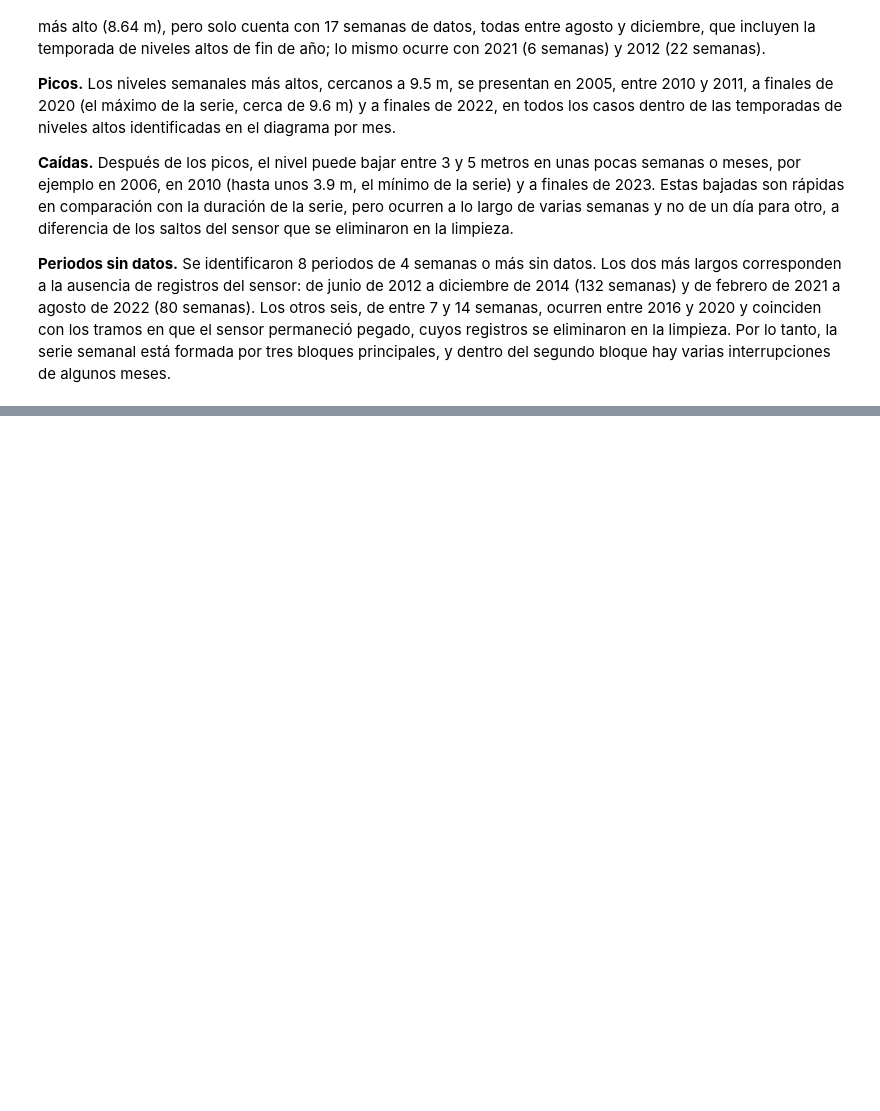
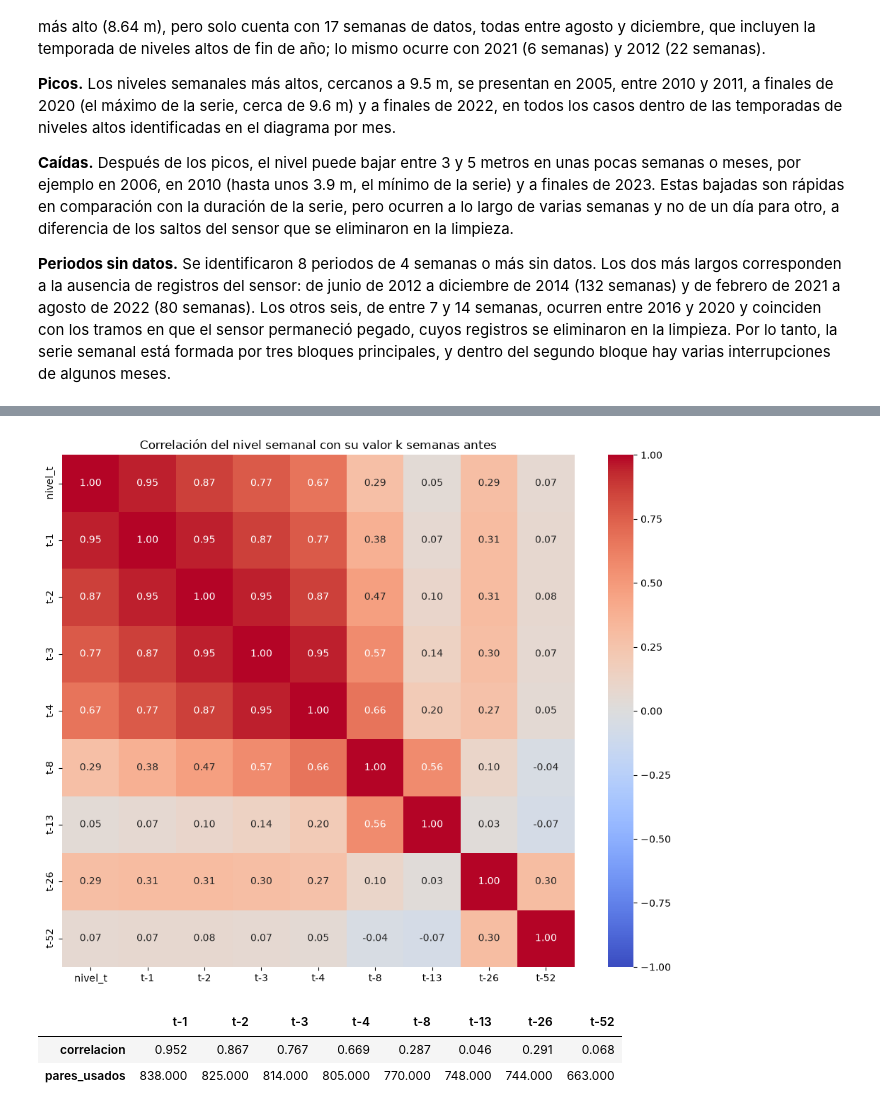
Before and after one commit to AlfonsoMSDL/Proyecto-Aprendizaje-Supervizado-IA, a Jupyter notebook: PromedioNivelMax.ipynb, the cells around one changed output, grey strips where cells are left out. Cells and saved outputs as stored; diff of their text form; code cells hidden in the pictures; blank space fills up the shorter version.

```diff
--- a/PromedioNivelMax.ipynb
+++ b/PromedioNivelMax.ipynb
@@ -988,0 +1067,25 @@ El promedio anual debe interpretarse con cuidado en los años incompletos. Por e
+# %%
+rezagos = [1, 2, 3, 4, 8, 13, 26, 52]
+
+# Cada columna es el nivel de la serie desplazado k semanas hacia atrás
+tabla_rezagos = pd.DataFrame({"nivel_t": df_semanal})
+for k in rezagos:
+    tabla_rezagos[f"t-{k}"] = df_semanal.shift(k)
+
+# Correlación de Pearson entre todas las columnas (ignora las semanas vacías)
+correlaciones = tabla_rezagos.corr()
+
+fig, ax = plt.subplots(figsize=(10, 8))
+sns.heatmap(correlaciones, annot=True, fmt=".2f", cmap="coolwarm", vmin=-1, vmax=1, square=True, ax=ax)
+ax.set_title("Correlación del nivel semanal con su valor k semanas antes")
+plt.tight_layout()
+plt.show()
+
+# Correlación del nivel actual con cada rezago y cuántos pares de semanas se usaron
+pares = tabla_rezagos.drop(columns="nivel_t").notna().mul(tabla_rezagos["nivel_t"].notna(), axis=0).sum()
+display(pd.DataFrame({"correlacion": correlaciones["nivel_t"].drop("nivel_t"), "pares_usados": pares}).round(3).T)
+# %% [output]
+[figure, added]
+|  | t-1 | t-2 | t-3 | t-4 | t-8 | t-13 | t-26 | t-52 |
+| correlacion | 0.952 | 0.867 | 0.767 | 0.669 | 0.287 | 0.046 | 0.291 | 0.068 |
+| pares_usados | 838.000 | 825.000 | 814.000 | 805.000 | 770.000 | 748.000 | 744.000 | 663.000 |
```
Also changed, not shown: parts of 35 cells of this notebook.
